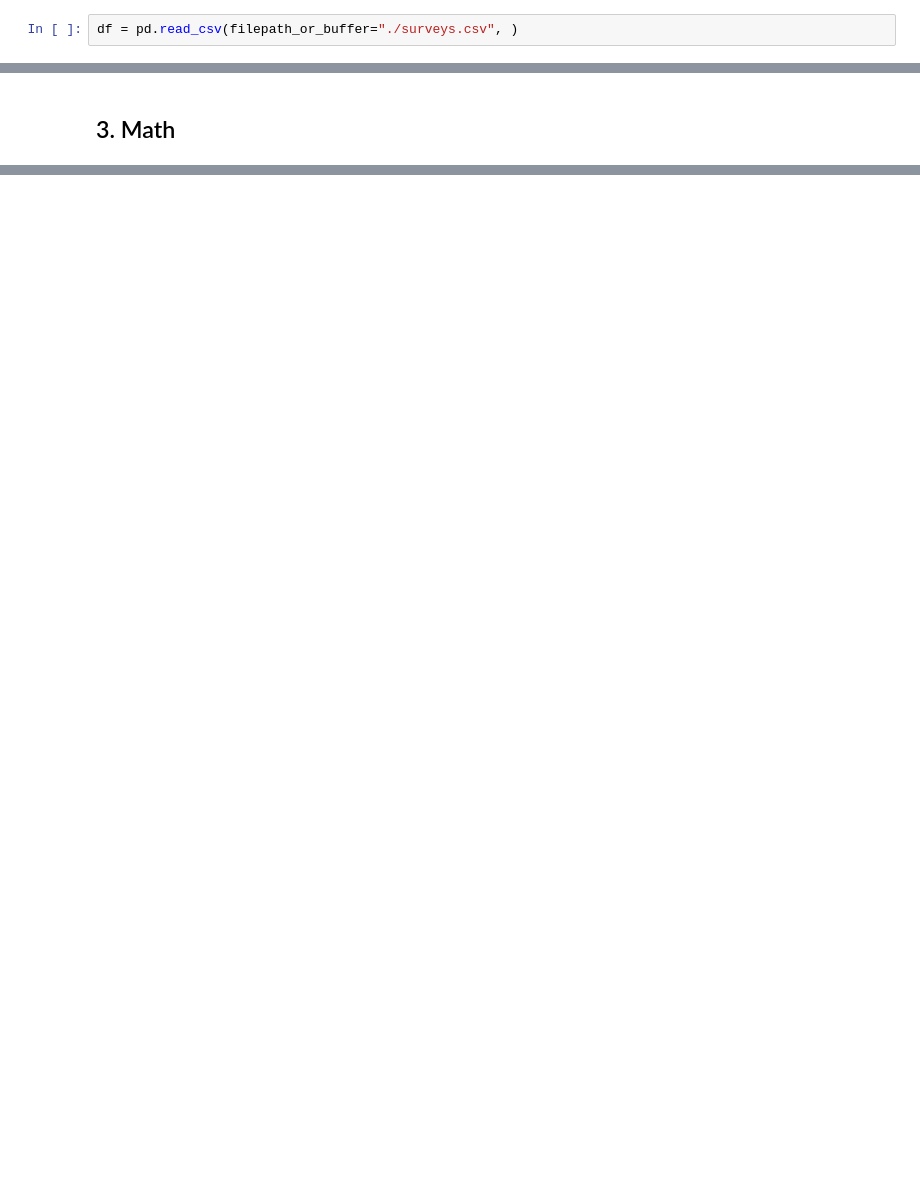
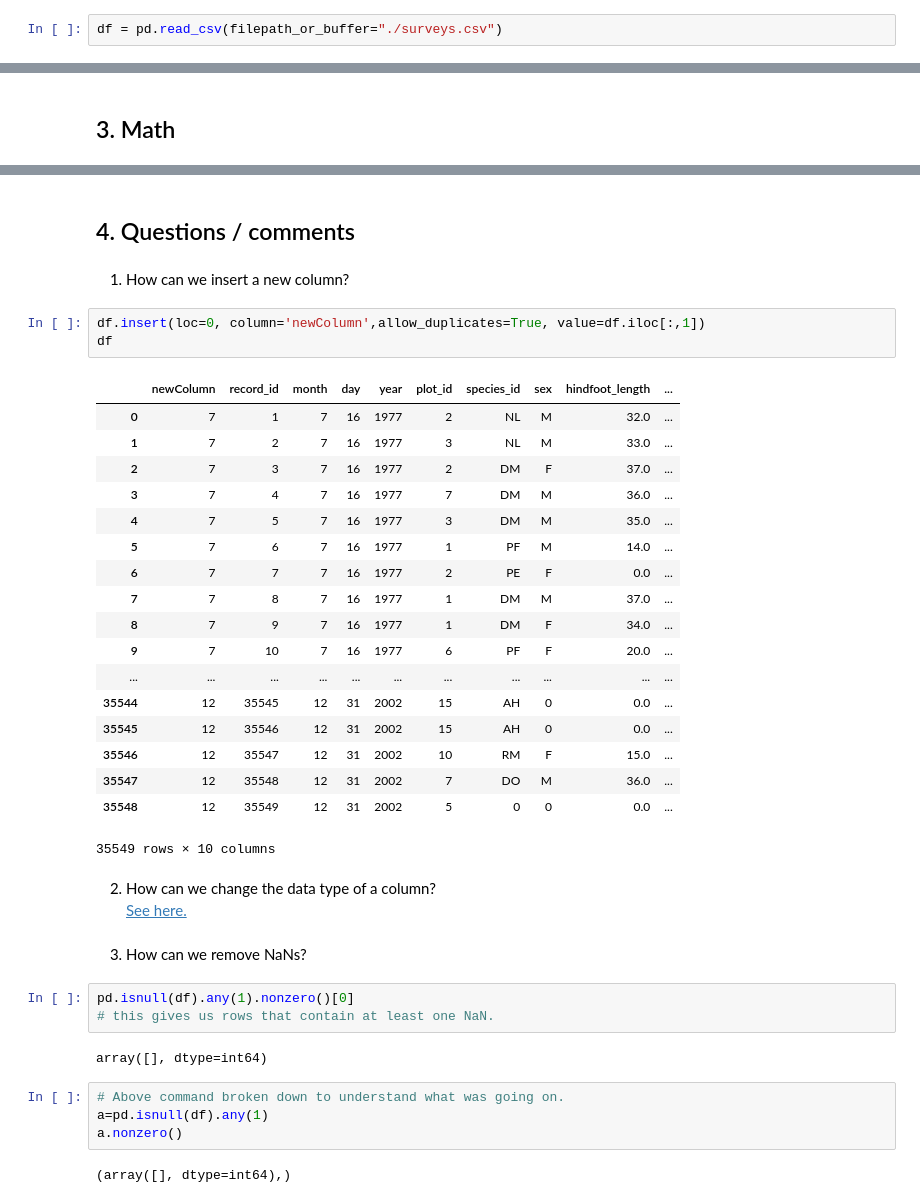
Before and after one commit to ComBEE-UW-Madison/PythonStudyGroup, a Jupyter notebook: 2018Fall/psg_2018-10-04.ipynb, the cells around one changed output, grey strips where cells are left out. Cells and saved outputs as stored; diff of their text form; blank space fills up the shorter version.

```diff
--- a/2018Fall/psg_2018-10-04.ipynb
+++ b/2018Fall/psg_2018-10-04.ipynb
@@ -6,6 +6,6 @@ The data file is available at [this link](https://ndownloader.figshare.com/files
 # %%
 import pandas as pd
 # %%
-df = pd.read_csv(filepath_or_buffer="./surveys.csv", )
+df = pd.read_csv(filepath_or_buffer="./surveys.csv")
 # %%
 df
@@ -62,0 +302,42 @@ df.loc[:,['year','weight']].groupby(['year']).sum()
+# %% [markdown]
+## 4. Questions / comments
+# %% [markdown]
+1. How can we insert a new column?
+# %%
+df.insert(loc=0, column='newColumn',allow_duplicates=True, value=df.iloc[:,1])
+df
+# %% [output]
+|  | newColumn | record_id | month | day | year | plot_id | species_id | sex | hindfoot_length | ... |
+| 0 | 7 | 1 | 7 | 16 | 1977 | 2 | NL | M | 32.0 | ... |
+| 1 | 7 | 2 | 7 | 16 | 1977 | 3 | NL | M | 33.0 | ... |
+| 2 | 7 | 3 | 7 | 16 | 1977 | 2 | DM | F | 37.0 | ... |
+| 3 | 7 | 4 | 7 | 16 | 1977 | 7 | DM | M | 36.0 | ... |
+| 4 | 7 | 5 | 7 | 16 | 1977 | 3 | DM | M | 35.0 | ... |
+| 5 | 7 | 6 | 7 | 16 | 1977 | 1 | PF | M | 14.0 | ... |
+| 6 | 7 | 7 | 7 | 16 | 1977 | 2 | PE | F | 0.0 | ... |
+| 7 | 7 | 8 | 7 | 16 | 1977 | 1 | DM | M | 37.0 | ... |
+| 8 | 7 | 9 | 7 | 16 | 1977 | 1 | DM | F | 34.0 | ... |
+| 9 | 7 | 10 | 7 | 16 | 1977 | 6 | PF | F | 20.0 | ... |
+| ... | ... | ... | ... | ... | ... | ... | ... | ... | ... | ... |
+| 35544 | 12 | 35545 | 12 | 31 | 2002 | 15 | AH | 0 | 0.0 | ... |
+| 35545 | 12 | 35546 | 12 | 31 | 2002 | 15 | AH | 0 | 0.0 | ... |
+| 35546 | 12 | 35547 | 12 | 31 | 2002 | 10 | RM | F | 15.0 | ... |
+| 35547 | 12 | 35548 | 12 | 31 | 2002 | 7 | DO | M | 36.0 | ... |
+| 35548 | 12 | 35549 | 12 | 31 | 2002 | 5 | 0 | 0 | 0.0 | ... |
+35549 rows × 10 columns
+# %% [markdown]
+2. How can we change the data type of a column?
+[See here.](https://pandas.pydata.org/pandas-docs/stable/generated/pandas.DataFrame.astype.htmlF)
+# %% [markdown]
+3. How can we remove NaNs?
+# %%
+pd.isnull(df).any(1).nonzero()[0]
+# this gives us rows that contain at least one NaN.
+# %% [output]
+array([], dtype=int64)
+# %%
+# Above command broken down to understand what was going on.
+a=pd.isnull(df).any(1)
+a.nonzero()
+# %% [output]
+(array([], dtype=int64),)
```
Also changed, not shown: parts of 24 cells of this notebook, 1 other file.
